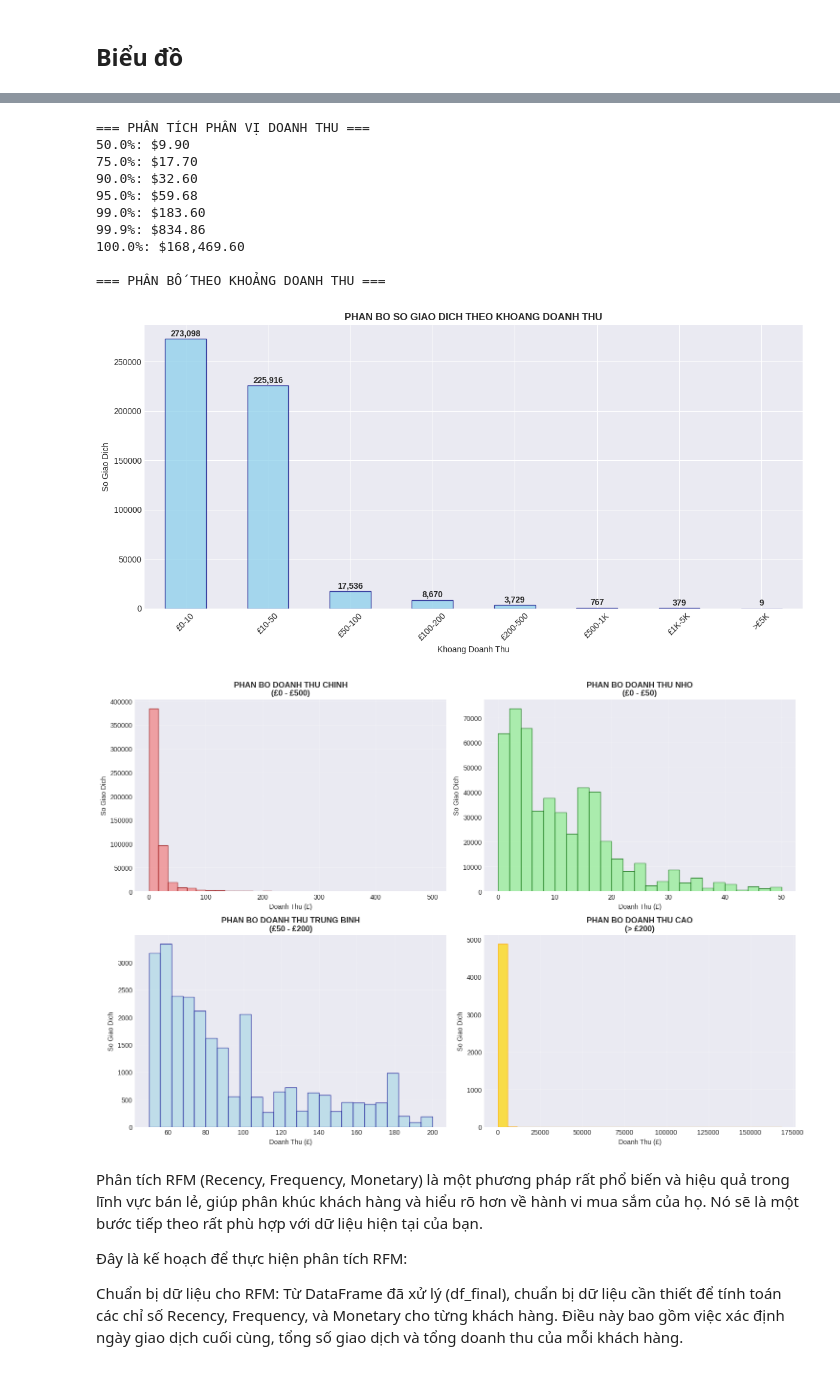
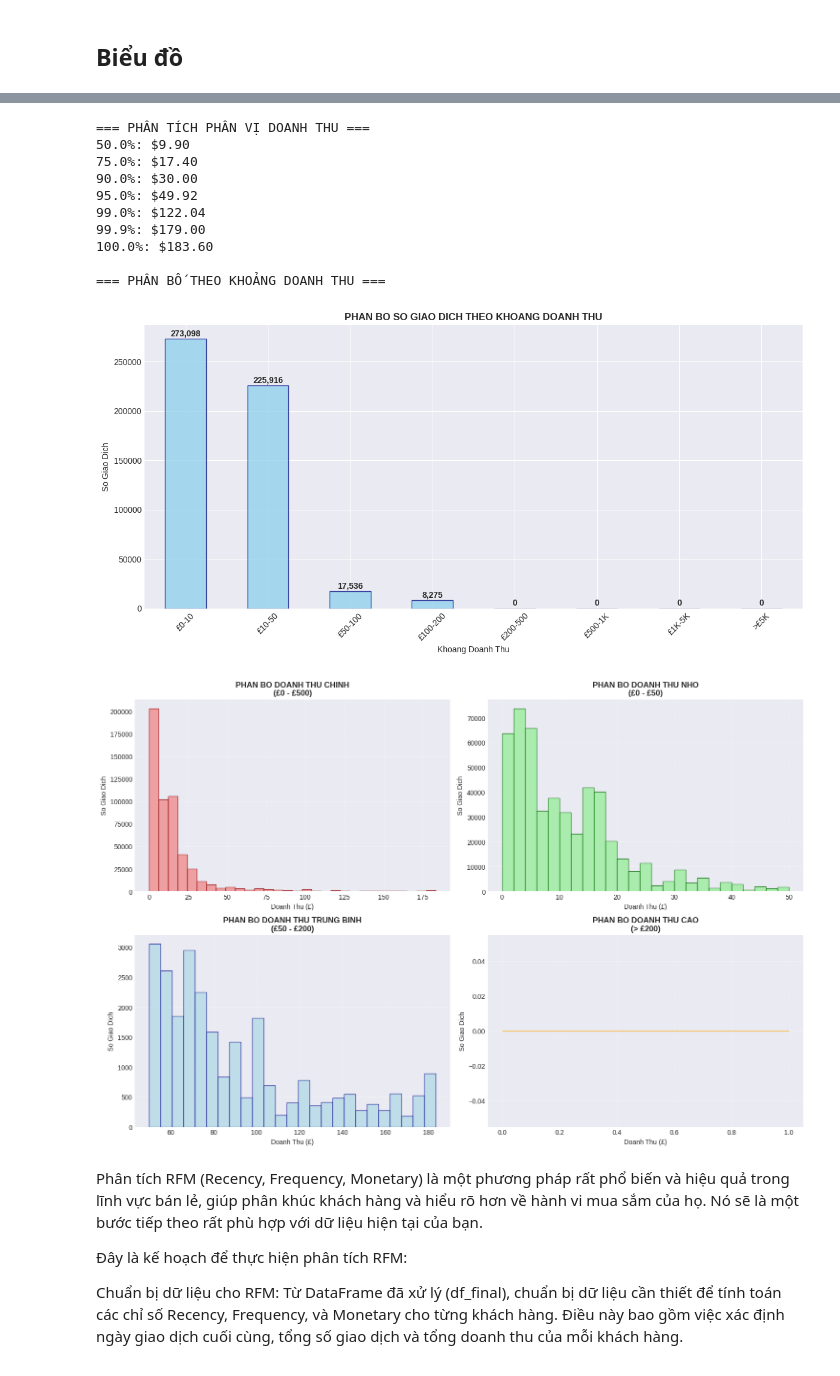
Before and after one commit to CoNhanQuy/CN-DA22TTB-CoNhanQuy-PhanTichDuLieu, a Jupyter notebook: CN-DA22TTB-CoNhanQuy-PTDL-python.ipynb, the cells around one changed output, grey strips where cells are left out. Drawn from its saved outputs; the diff is of its cells as text; code cells hidden in the pictures.

```diff
--- a/CN-DA22TTB-CoNhanQuy-PTDL-python.ipynb
+++ b/CN-DA22TTB-CoNhanQuy-PTDL-python.ipynb
@@ -245,7 +241,7 @@ memory usage: 33.6+ MB
 | max | 80995.000000 | 2011-12-09 12:50:00 | 38970.000000 |
 | std | 218.081158 | NaN | 96.759853 |
 # %%
-def hoan_thien_xu_ly(df):
+def xu_ly(df):
     df_clean = df.copy()
 
     # 1. Xử lý Quantity và UnitPrice âm (hàng trả lại)
@@ -264,7 +260,7 @@ def hoan_thien_xu_ly(df):
     return df_clean
 
 # Áp dụng hoàn thiện
-df_final = hoan_thien_xu_ly(df_final)
+df_final = xu_ly(df_final)
 
 print("=== THÔNG TIN CUỐI CÙNG ===")
 print(f"Kích thước: {df_final.shape}")
@@ -1526,7 +1522,7 @@ THONG KE DOANH THU:
 print("=== PHÂN TÍCH PHÂN VỊ DOANH THU ===")
 percentiles = [0.5, 0.75, 0.9, 0.95, 0.99, 0.999, 1.0]
 for p in percentiles:
-    value = df_analysis['DoanhThu'].quantile(p)
+    value = df_final['DoanhThu'].quantile(p)
     print(f"{p*100:.1f}%: ${value:,.2f}")
 
 # Phân tích số giao dịch theo khoảng doanh thu
@@ -1534,8 +1530,8 @@ print("\n=== PHÂN BỐ THEO KHOẢNG DOANH THU ===")
 bins = [0, 10, 50, 100, 200, 500, 1000, 5000, float('inf')]
 labels = ['£0-10', '£10-50', '£50-100', '£100-200', '£200-500', '£500-1K', '£1K-5K', '>£5K']
 
-df_analysis['DoanhThu_Group'] = pd.cut(df_analysis['DoanhThu'], bins=bins, labels=labels)
-revenue_dist = df_analysis['DoanhThu_Group'].value_counts().sort_index()
+df_final['DoanhThu_Group'] = pd.cut(df_final['DoanhThu'], bins=bins, labels=labels)
+revenue_dist = df_final['DoanhThu_Group'].value_counts().sort_index()
 
 plt.figure(figsize=(12, 6))
 bars = revenue_dist.plot(kind='bar', color='skyblue', edgecolor='navy', alpha=0.7)
@@ -1554,55 +1550,55 @@ plt.show()
 # %% [output]
 === PHÂN TÍCH PHÂN VỊ DOANH THU ===
 50.0%: $9.90
-75.0%: $17.70
-90.0%: $32.60
-95.0%: $59.68
-99.0%: $183.60
-99.9%: $834.86
-100.0%: $168,469.60
+75.0%: $17.40
+90.0%: $30.00
+95.0%: $49.92
+99.0%: $122.04
+99.9%: $179.00
+100.0%: $183.60
 
 === PHÂN BỐ THEO KHOẢNG DOANH THU ===
-[figure, old version]
+[figure, new version]
 # %%
 # Tạo subplot chi tiết hơn
 fig, axes = plt.subplots(2, 2, figsize=(15, 10))
 
 # 1. Phân bố chính (0-500)
-doanh_thu_main = df_analysis[df_analysis['DoanhThu'] <= 500]['DoanhThu']
+doanh_thu_main = df_final[df_final['DoanhThu'] <= 500]['DoanhThu']
 axes[0,0].hist(doanh_thu_main, bins=30, color='lightcoral', edgecolor='darkred', alpha=0.7)
 axes[0,0].set_title('PHAN BO DOANH THU CHINH\n(£0 - £500)', fontweight='bold')
 axes[0,0].set_xlabel('Doanh Thu (£)')
 axes[0,0].set_ylabel('So Giao Dich')
 axes[0,0].grid(True, alpha=0.3)
 
 # 2. Phân bố rất nhỏ (0-50)
-doanh_thu_small = df_analysis[df_analysis['DoanhThu'] <= 50]['DoanhThu']
+doanh_thu_small = df_final[df_final['DoanhThu'] <= 50]['DoanhThu']
 axes[0,1].hist(doanh_thu_small, bins=25, color='lightgreen', edgecolor='darkgreen', alpha=0.7)
 axes[0,1].set_title('PHAN BO DOANH THU NHO\n(£0 - £50)', fontweight='bold')
 axes[0,1].set_xlabel('Doanh Thu (£)')
 axes[0,1].set_ylabel('So Giao Dich')
 axes[0,1].grid(True, alpha=0.3)
 
 # 3. Phân bố trung bình (0-200)
-doanh_thu_medium = df_analysis[(df_analysis['DoanhThu'] > 50) & (df_analysis['DoanhThu'] <= 200)]['DoanhThu']
+doanh_thu_medium = df_final[(df_final['DoanhThu'] > 50) & (df_final['DoanhThu'] <= 200)]['DoanhThu']
 axes[1,0].hist(doanh_thu_medium, bins=25, color='lightblue', edgecolor='darkblue', alpha=0.7)
 axes[1,0].set_title('PHAN BO DOANH THU TRUNG BINH\n(£50 - £200)', fontweight='bold')
 axes[1,0].set_xlabel('Doanh Thu (£)')
 axes[1,0].set_ylabel('So Giao Dich')
 axes[1,0].grid(True, alpha=0.3)
 
 # 4. Phân bố cao (>200)
-doanh_thu_high = df_analysis[df_analysis['DoanhThu'] > 200]['DoanhThu']
+doanh_thu_high = df_final[df_final['DoanhThu'] > 200]['DoanhThu']
 axes[1,1].hist(doanh_thu_high, bins=30, color='gold', edgecolor='orange', alpha=0.7)
 axes[1,1].set_title('PHAN BO DOANH THU CAO\n(> £200)', fontweight='bold')
 axes[1,1].set_xlabel('Doanh Thu (£)')
 axes[1,1].set_ylabel('So Giao Dich')
 axes[1,1].grid(True, alpha=0.3)
 
 plt.tight_layout()
 plt.show()
 # %% [output]
-[figure, old version]
+[figure, new version]
 # %% [markdown]
 Phân tích RFM (Recency, Frequency, Monetary) là một phương pháp rất phổ biến và hiệu quả trong lĩnh vực bán lẻ, giúp phân khúc khách hàng và hiểu rõ hơn về hành vi mua sắm của họ. Nó sẽ là một bước tiếp theo rất phù hợp với dữ liệu hiện tại của bạn.
 
```
Also changed, not shown: parts of 10 cells of this notebook.
